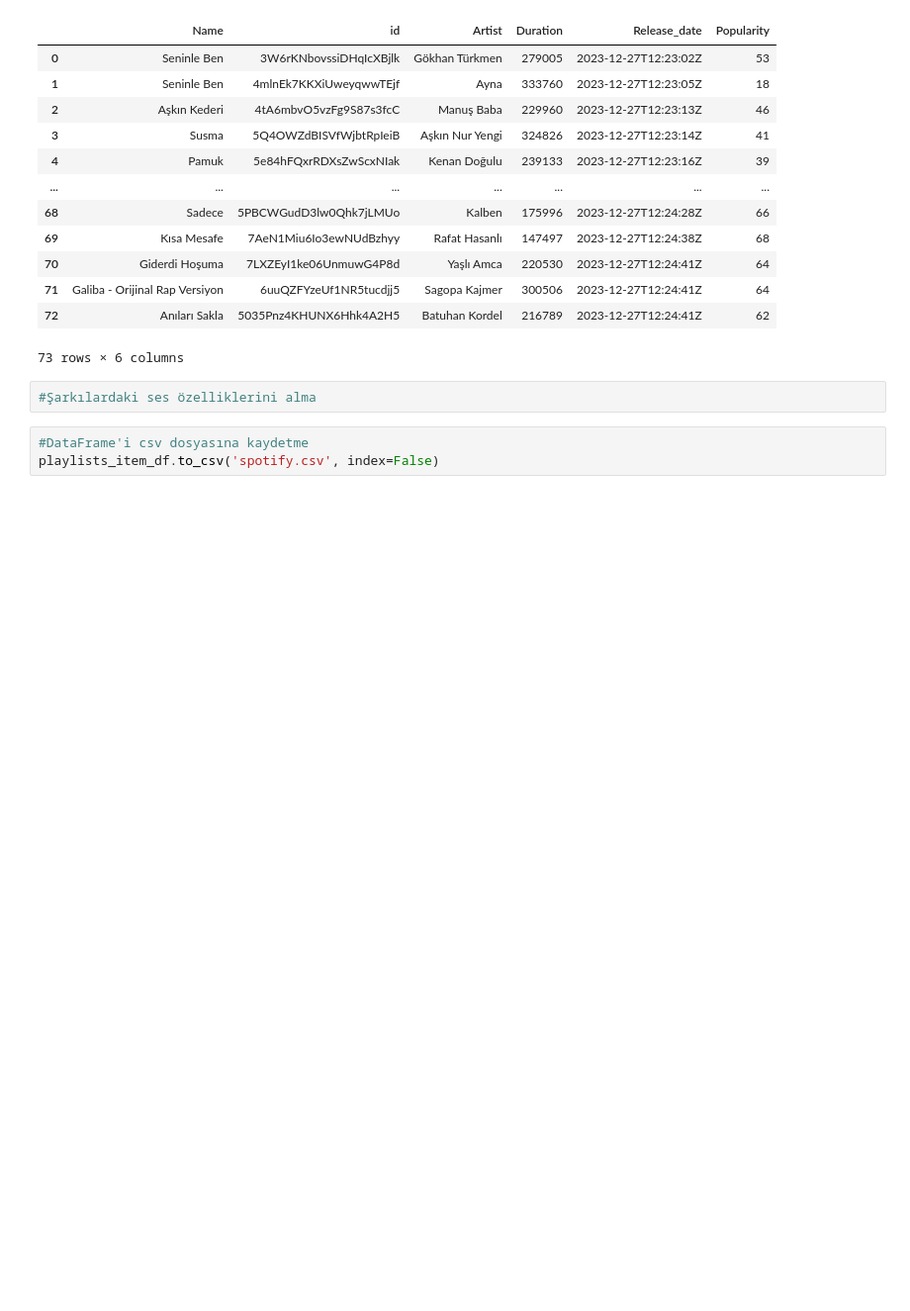
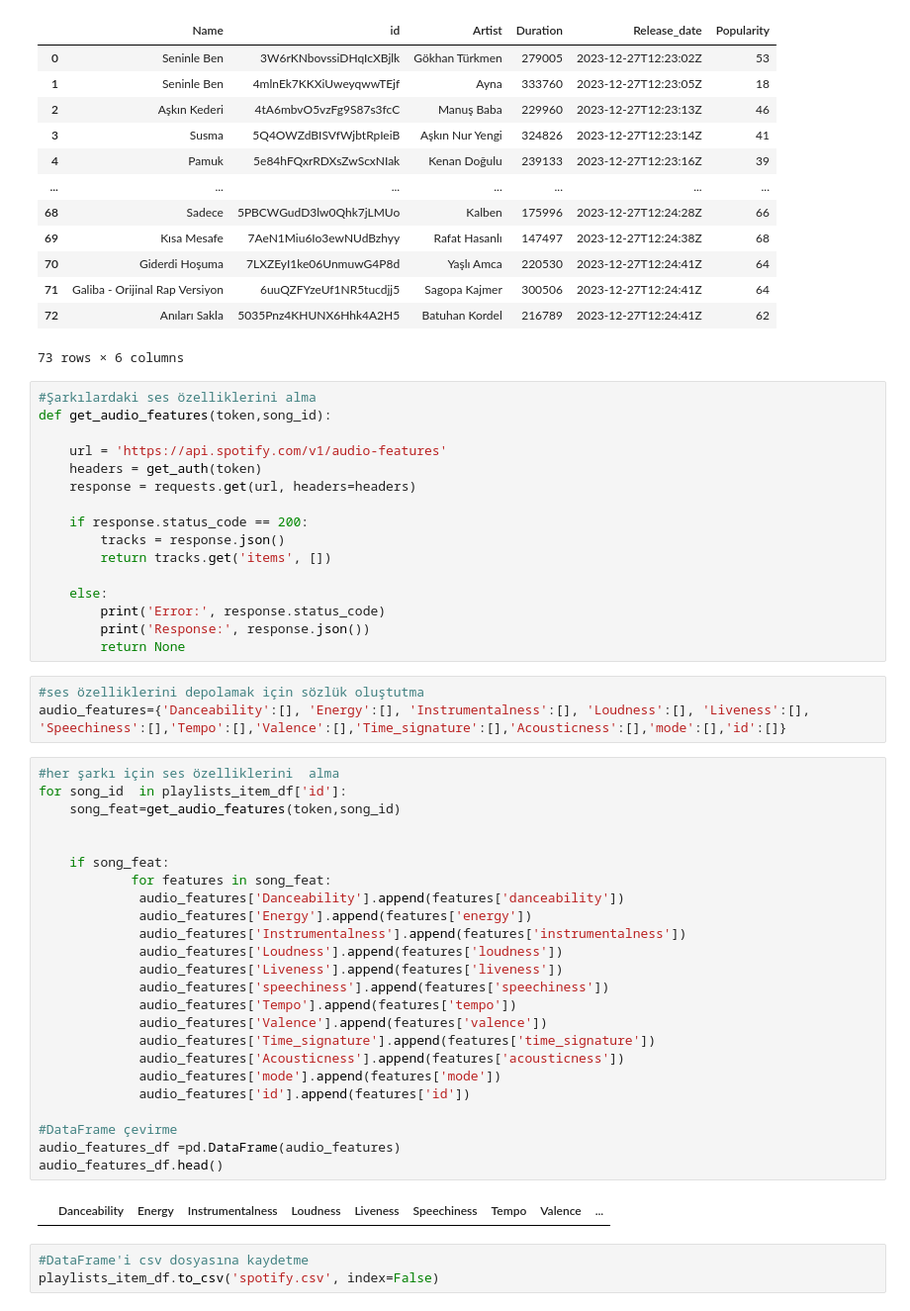
Before and after one commit to iremcakcak5/book-api-project, a Jupyter notebook: main.ipynb, the cells around one changed output. Shown: that part at 99% size. Saved outputs shown, nothing was run; the diff lists cells and outputs as text; blank space fills up the shorter version.

```diff
--- a/main.ipynb
+++ b/main.ipynb
@@ -151,8 +151,51 @@ playlists_item_df
 | 71 | Galiba - Orijinal Rap Versiyon | 6uuQZFYzeUf1NR5tucdjj5 | Sagopa Kajmer | 300506 | 2023-12-27T12:24:41Z | 64 |
 | 72 | Anıları Sakla | 5035Pnz4KHUNX6Hhk4A2H5 | Batuhan Kordel | 216789 | 2023-12-27T12:24:41Z | 62 |
 73 rows × 6 columns
-# %%
-#Şarkılardaki ses özelliklerini alma
+# %%
+#Şarkılardaki ses özelliklerini alma
+def get_audio_features(token,song_id):
+
+    url = 'https://api.spotify.com/v1/audio-features'
+    headers = get_auth(token)
+    response = requests.get(url, headers=headers)
+
+    if response.status_code == 200:
+        tracks = response.json()
+        return tracks.get('items', [])
+
+    else:
+        print('Error:', response.status_code)
+        print('Response:', response.json())
+        return None
+# %%
+#ses özelliklerini depolamak için sözlük oluştutma
+audio_features={'Danceability':[], 'Energy':[], 'Instrumentalness':[], 'Loudness':[], 'Liveness':[], 'Speechiness':[],'Tempo':[],'Valence':[],'Time_signature':[],'Acousticness':[],'mode':[],'id':[]}
+# %%
+#her şarkı için ses özelliklerini  alma
+for song_id  in playlists_item_df['id']:
+    song_feat=get_audio_features(token,song_id)
+
+
+    if song_feat:
+            for features in song_feat:
+             audio_features['Danceability'].append(features['danceability'])
+             audio_features['Energy'].append(features['energy'])
+             audio_features['Instrumentalness'].append(features['instrumentalness'])
+             audio_features['Loudness'].append(features['loudness'])
+             audio_features['Liveness'].append(features['liveness'])
+             audio_features['speechiness'].append(features['speechiness'])
+             audio_features['Tempo'].append(features['tempo'])
+             audio_features['Valence'].append(features['valence'])
+             audio_features['Time_signature'].append(features['time_signature'])
+             audio_features['Acousticness'].append(features['acousticness'])
+             audio_features['mode'].append(features['mode'])
+             audio_features['id'].append(features['id'])
+
+#DataFrame çevirme
+audio_features_df =pd.DataFrame(audio_features)
+audio_features_df.head()
+# %% [output]
+|  | Danceability | Energy | Instrumentalness | Loudness | Liveness | Speechiness | Tempo | Valence | ... |
 # %%
 #DataFrame'i csv dosyasına kaydetme
 playlists_item_df.to_csv('spotify.csv', index=False)
```
Also changed, not shown: parts of 1 cell of this notebook.
